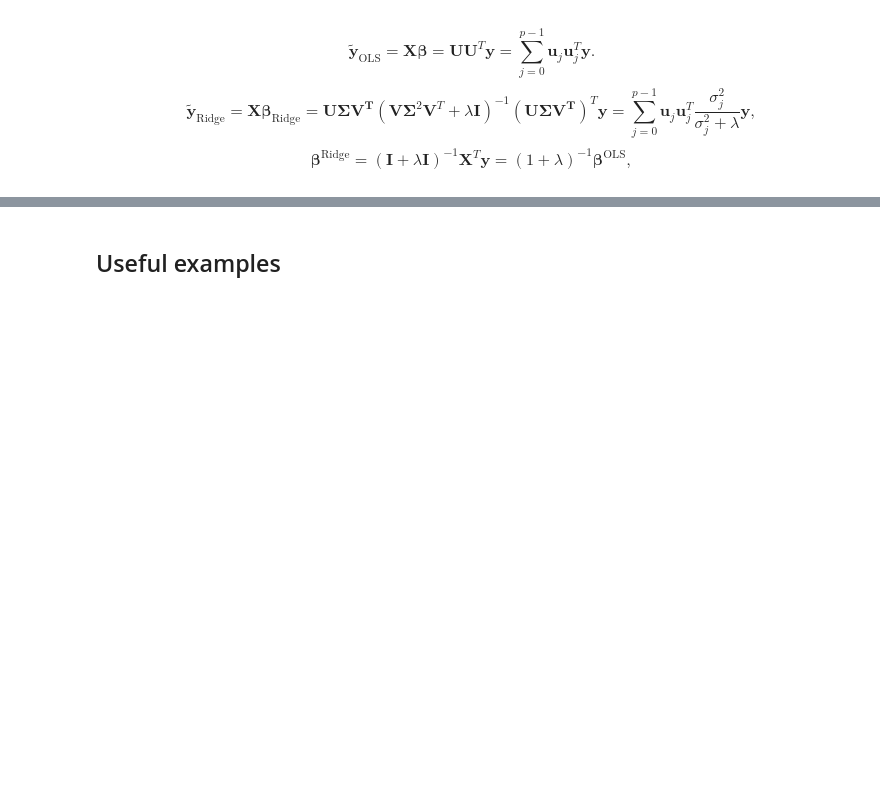
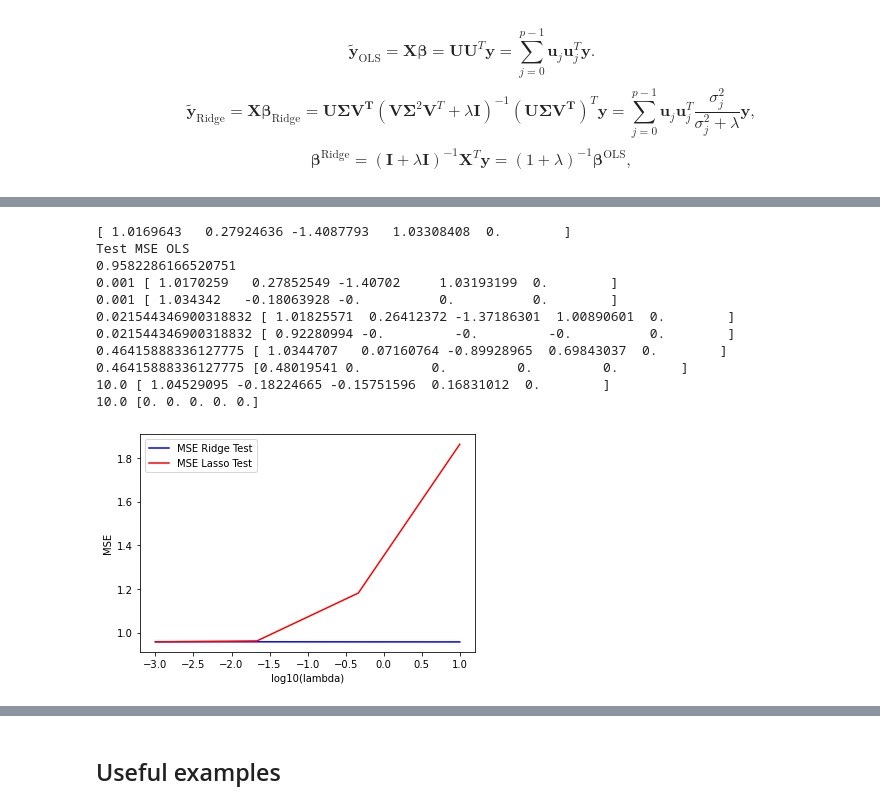
Before and after one commit to fridtjrg/FYS-STK4155, a Jupyter notebook: useful_code/Useful_code_project1.ipynb, the cells around one changed output, grey strips where cells are left out. Cells and saved outputs as stored; diff of their text form; code cells hidden in the pictures; blank space fills up the shorter version.

```diff
--- a/useful_code/Useful_code_project1.ipynb
+++ b/useful_code/Useful_code_project1.ipynb
@@ -282,0 +472,79 @@ $$
+# %%
+%matplotlib inline
+
+import numpy as np
+import matplotlib.pyplot as plt
+from sklearn.model_selection import train_test_split
+from sklearn import linear_model
+
+def R2(y_data, y_model):
+    return 1 - np.sum((y_data - y_model) ** 2) / np.sum((y_data - np.mean(y_data)) ** 2)
+def MSE(y_data,y_model):
+    n = np.size(y_model)
+    return np.sum((y_data-y_model)**2)/n
+
+# Make data set.
+n = 10000
+x = np.random.rand(n)
+y = np.exp(-x**2) + 1.5 * np.exp(-(x-2)**2)+ np.random.randn(n)
+
+Maxpolydegree = 5
+X = np.zeros((len(x),Maxpolydegree))
+X[:,0] = 1.0
+
+for polydegree in range(1, Maxpolydegree):
+    for degree in range(polydegree):
+        X[:,degree] = x**(degree)
+
+
+# We split the data in test and training data
+X_train, X_test, y_train, y_test = train_test_split(X, y, test_size=0.2)
+
+# matrix inversion to find beta
+OLSbeta = np.linalg.pinv(X_train.T @ X_train) @ X_train.T @ y_train
+print(OLSbeta)
+ypredictOLS = X_test @ OLSbeta
+print("Test MSE OLS")
+print(MSE(y_test,ypredictOLS))
+# Repeat now for Lasso and Ridge regression and various values of the regularization parameter using Scikit-Learn
+# Decide which values of lambda to use
+nlambdas = 4
+MSERidgePredict = np.zeros(nlambdas)
+MSELassoPredict = np.zeros(nlambdas)
+lambdas = np.logspace(-3, 1, nlambdas)
+for i in range(nlambdas):
+    lmb = lambdas[i]
+    # Make the fit using Ridge and Lasso
+    RegRidge = linear_model.Ridge(lmb,fit_intercept=False)
+    RegRidge.fit(X_train,y_train)
+    RegLasso = linear_model.Lasso(lmb,fit_intercept=False)
+    RegLasso.fit(X_train,y_train)
+    # and then make the prediction
+    ypredictRidge = RegRidge.predict(X_test)
+    ypredictLasso = RegLasso.predict(X_test)
+    # Compute the MSE and print it
+    MSERidgePredict[i] = MSE(y_test,ypredictRidge)
+    MSELassoPredict[i] = MSE(y_test,ypredictLasso)
+    print(lmb,RegRidge.coef_)
+    print(lmb,RegLasso.coef_)
+# Now plot the results
+plt.figure()
+plt.plot(np.log10(lambdas), MSERidgePredict, 'b', label = 'MSE Ridge Test')
+plt.plot(np.log10(lambdas), MSELassoPredict, 'r', label = 'MSE Lasso Test')
+plt.xlabel('log10(lambda)')
+plt.ylabel('MSE')
+plt.legend()
+plt.show()
+# %% [output]
+[ 1.0169643   0.27924636 -1.4087793   1.03308408  0.        ]
+Test MSE OLS
+0.9582286166520751
+0.001 [ 1.0170259   0.27852549 -1.40702     1.03193199  0.        ]
+0.001 [ 1.034342   -0.18063928 -0.          0.          0.        ]
+0.021544346900318832 [ 1.01825571  0.26412372 -1.37186301  1.00890601  0.        ]
+0.021544346900318832 [ 0.92280994 -0.         -0.         -0.          0.        ]
+0.46415888336127775 [ 1.0344707   0.07160764 -0.89928965  0.69843037  0.        ]
+0.46415888336127775 [0.48019541 0.         0.         0.         0.        ]
+10.0 [ 1.04529095 -0.18224665 -0.15751596  0.16831012  0.        ]
+10.0 [0. 0. 0. 0. 0.]
+[figure, added]
```
Also changed, not shown: parts of 19 cells of this notebook.
